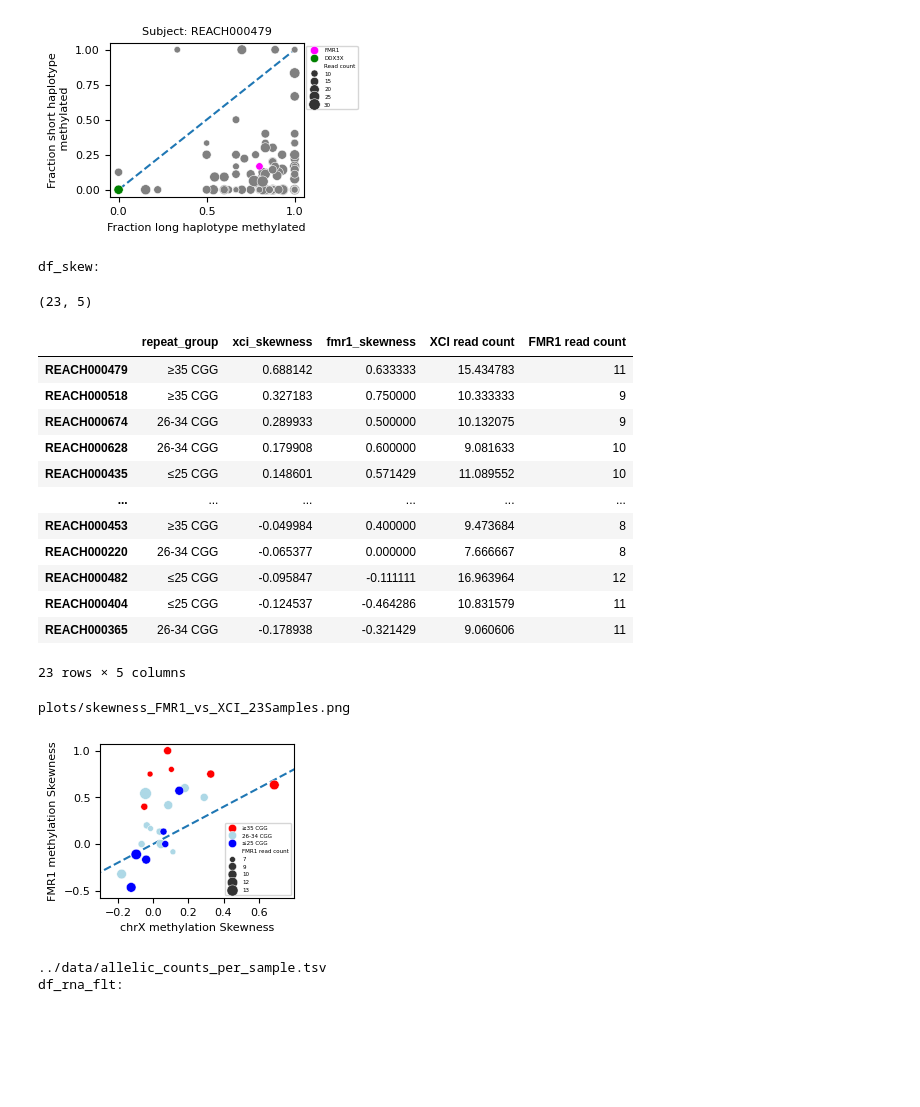
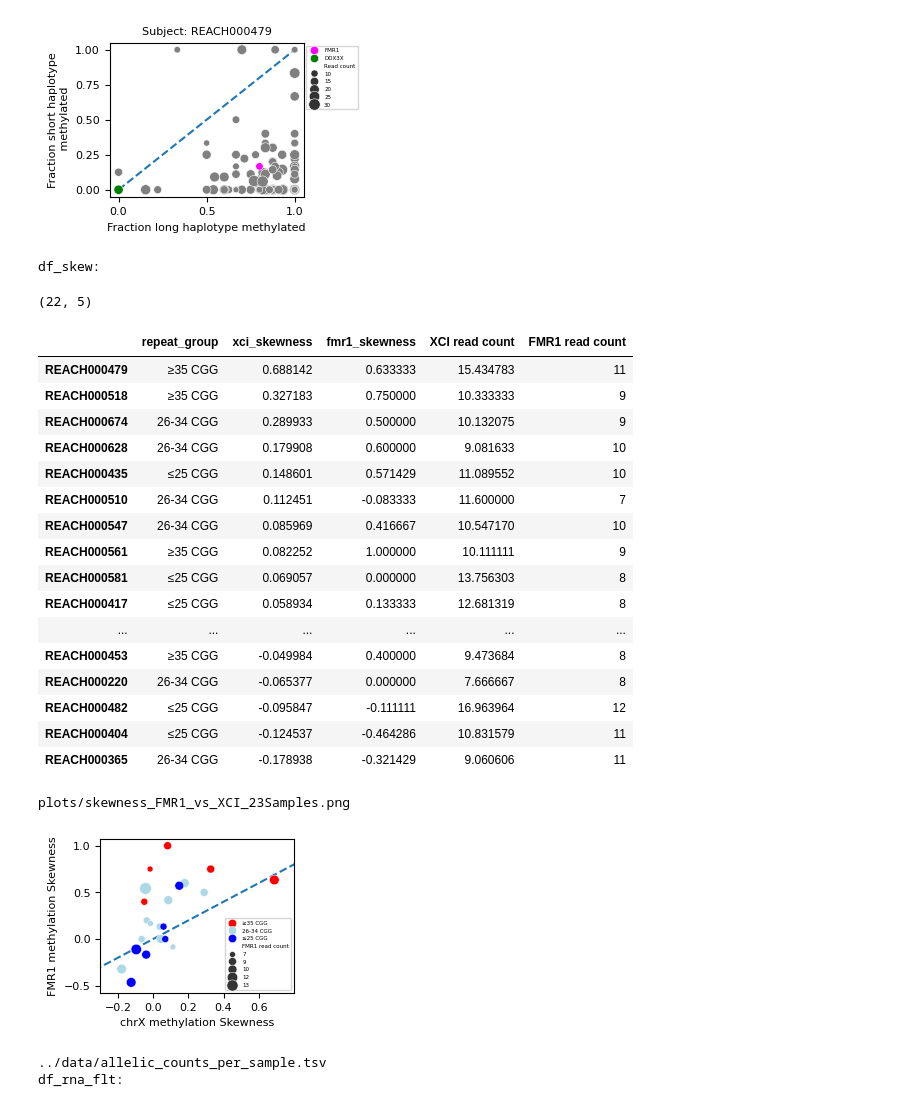
Before and after one commit to mldmort/Mortazavi25_ASD, a Jupyter notebook: methylation/plots_methyl.ipynb, the cells around one changed output. Drawn from its saved outputs; the diff is of its cells as text; code cells hidden in the pictures; blank space fills up the shorter version.

Commit message:
Correction to plot

```diff
--- a/methylation/plots_methyl.ipynb
+++ b/methylation/plots_methyl.ipynb
@@ -526,6 +526,9 @@ samples_plt = ['REACH000561', 'REACH000453', 'REACH000451', 'REACH000479', 'REAC
                 'REACH000234', 'REACH000365', 'REACH000436_PB', 'REACH000616', 'REACH000628', 'REACH000672', 'REACH000674',
                 'REACH000702', 'REACH000107', 'REACH000404', 'REACH000417', 'REACH000435', 'REACH000482', 'REACH000510',
                 'REACH000547', 'REACH000581', 'REACH000220']
+
+### make the gray-zone subjects consistent with ≥3 read on both haplotypes
+samples_plt.remove('REACH000451')
 
 df_skew = pd.DataFrame()
 df_skew['repeat_group'] = pd.Series(dtype=str)
@@ -558,37 +561,41 @@ FS = 8
 plt.figure(figsize=(2.5, 2))
 sb.scatterplot(data=df_skew, x='xci_skewness', y='fmr1_skewness', hue='repeat_group',
                hue_order=['≥35 CGG', '26-34 CGG', '≤25 CGG'], palette=['red',  'lightblue', 'blue'], size='FMR1 read count', zorder=2)
 plt.plot([-.5,1],[-.5,1], '--', color=sb.color_palette()[0], zorder=1)
 plt.legend(title = '', loc='lower right', bbox_to_anchor=(1, 0),
            handles=plt.gca().legend_.legend_handles[1:], fontsize=FS-4, title_fontsize=FS-4)
 plt.xlabel('chrX methylation Skewness', fontsize=FS)
 plt.ylabel('FMR1 methylation Skewness', fontsize=FS)
 plt.xticks([-.2,0,0.2,0.4,0.6],fontsize=FS)
 plt.yticks(fontsize=FS)
 plt.xlim((-0.3, .8))
 fig_name = f'{dir_out}/skewness_FMR1_vs_XCI_23Samples.png'
 print(fig_name)
 plt.savefig(fig_name, bbox_inches='tight', dpi=1200)
 plt.show()
 plt.close()
 # %% [output]
 df_skew:
-(23, 5)
+(22, 5)
 |  | repeat_group | xci_skewness | fmr1_skewness | XCI read count | FMR1 read count |
 | REACH000479 | ≥35 CGG | 0.688142 | 0.633333 | 15.434783 | 11 |
 | REACH000518 | ≥35 CGG | 0.327183 | 0.750000 | 10.333333 | 9 |
 | REACH000674 | 26-34 CGG | 0.289933 | 0.500000 | 10.132075 | 9 |
 | REACH000628 | 26-34 CGG | 0.179908 | 0.600000 | 9.081633 | 10 |
 | REACH000435 | ≤25 CGG | 0.148601 | 0.571429 | 11.089552 | 10 |
+| REACH000510 | 26-34 CGG | 0.112451 | -0.083333 | 11.600000 | 7 |
+| REACH000547 | 26-34 CGG | 0.085969 | 0.416667 | 10.547170 | 10 |
+| REACH000561 | ≥35 CGG | 0.082252 | 1.000000 | 10.111111 | 9 |
+| REACH000581 | ≤25 CGG | 0.069057 | 0.000000 | 13.756303 | 8 |
+| REACH000417 | ≤25 CGG | 0.058934 | 0.133333 | 12.681319 | 8 |
 | ... | ... | ... | ... | ... | ... |
 | REACH000453 | ≥35 CGG | -0.049984 | 0.400000 | 9.473684 | 8 |
 | REACH000220 | 26-34 CGG | -0.065377 | 0.000000 | 7.666667 | 8 |
 | REACH000482 | ≤25 CGG | -0.095847 | -0.111111 | 16.963964 | 12 |
 | REACH000404 | ≤25 CGG | -0.124537 | -0.464286 | 10.831579 | 11 |
 | REACH000365 | 26-34 CGG | -0.178938 | -0.321429 | 9.060606 | 11 |
-23 rows × 5 columns
+plots/skewness_FMR1_vs_XCI_23Samples.png
-plots/skewness_FMR1_vs_XCI_23Samples.png
-[figure, old version]
+[figure, new version]
 # %%
 ### Allele-specific FMR1 mRNA expression
 file_name = '../data/allelic_counts_per_sample.tsv'
```
Also changed, not shown: 1 other file.
